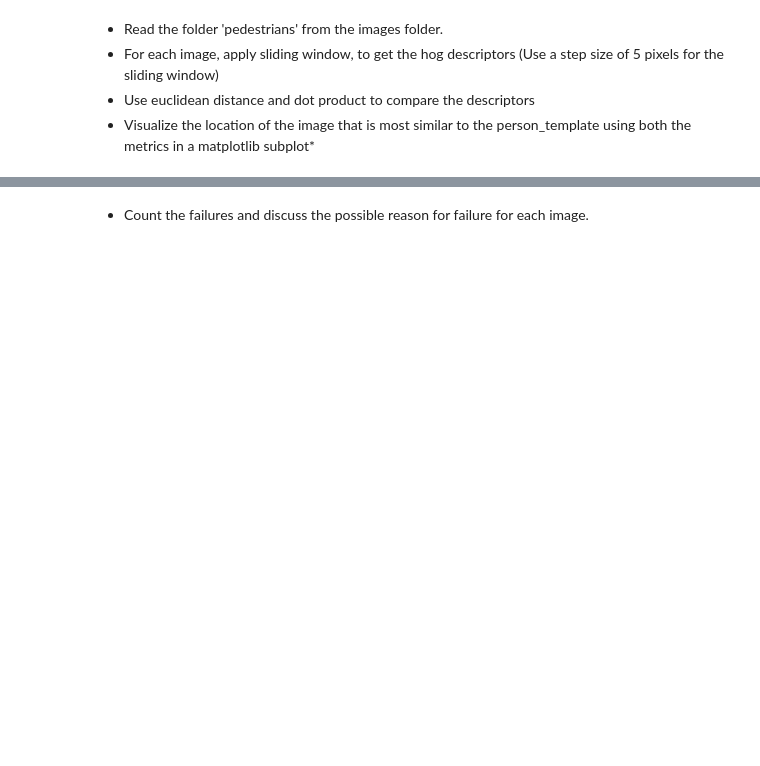
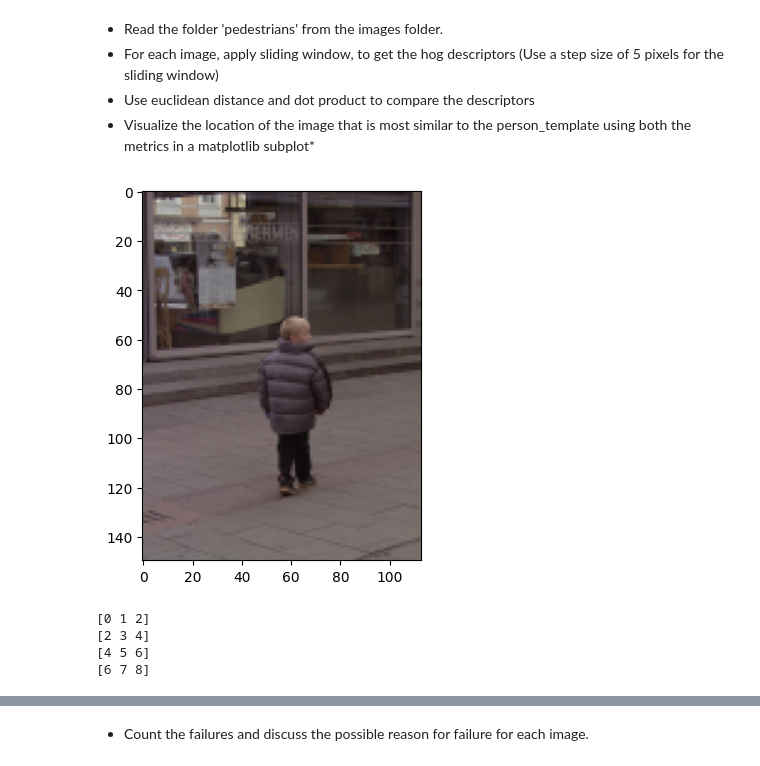
Before and after one commit to BecTome/UPC_MasterArtificialIntelligence, a Jupyter notebook: CV/Labs/P04_20231017_template_matching_and_HOG/p4_template_matching_HOG.ipynb, the cells around one changed output, grey strips where cells are left out. Cells and saved outputs as stored; diff of their text form; code cells hidden in the pictures; blank space fills up the shorter version.

```diff
--- a/CV/Labs/P04_20231017_template_matching_and_HOG/p4_template_matching_HOG.ipynb
+++ b/CV/Labs/P04_20231017_template_matching_and_HOG/p4_template_matching_HOG.ipynb
@@ -443,0 +453,22 @@ image.shape
+# %%
+# solution
+
+image = io.imread('images/pedestrians/person_013.bmp')[:,:,:3]
+plt.imshow(image);
+# %% [output]
+[figure, added]
+# %%
+def sliding_window(sequence, stepSize, windowSize):
+  for x in range(0, sequence.shape[0], stepSize):
+    if len(sequence[x:x + windowSize]) == windowSize:
+        yield sequence[x:x + windowSize]
+
+
+arr = np.arange(10)
+for win in sliding_window(arr, 2, 3):
+  print(win)
+# %% [output]
+[0 1 2]
+[2 3 4]
+[4 5 6]
+[6 7 8]
```
Also changed, not shown: parts of 18 cells of this notebook.
